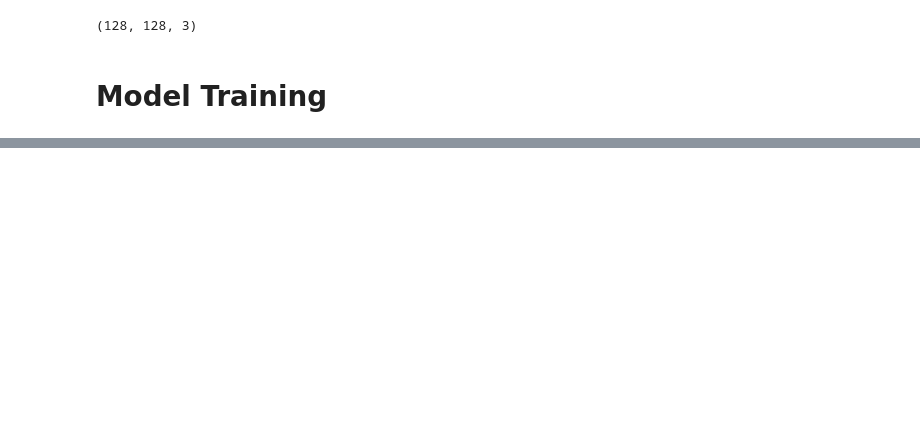
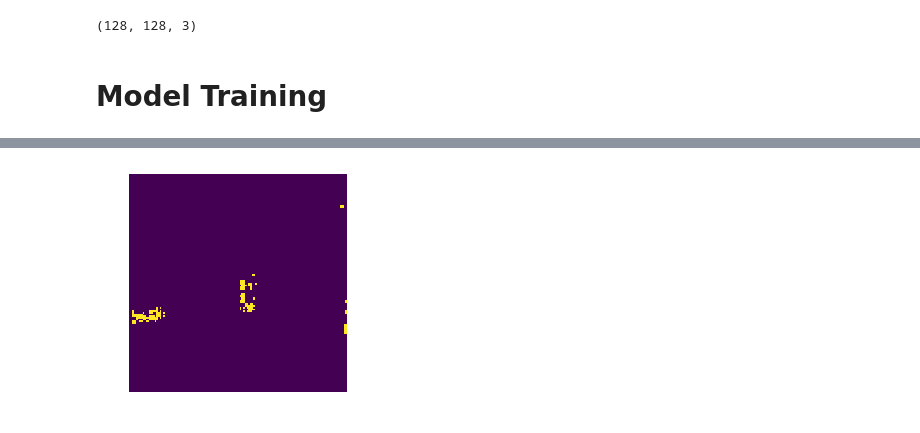
Before and after one commit to RaymondDashWu/Berkeley-DeepDrive, a Jupyter notebook: Berkeley DeepDrive.ipynb, the cells around one changed output, grey strips where cells are left out. Saved outputs shown, nothing was run; the diff lists cells and outputs as text; code cells hidden in the pictures; blank space fills up the shorter version.

```diff
--- a/Berkeley DeepDrive.ipynb
+++ b/Berkeley DeepDrive.ipynb
@@ -353,0 +477,6 @@ Clipping input data to the valid range for imshow with RGB data ([0..1] for floa
+# %%
+learn.unfreeze()
+learn.bn_freeze(True)
+lrs = np.array([lr/100,lr/10,lr])
+# %%
+learn.fit(lrs,1,cycle_len=20,use_clr=(20,10))
@@ -353,0 +505,9 @@ Clipping input data to the valid range for imshow with RGB data ([0..1] for floa
+# %%
+learn.load('128un-0')
+# %%
+x,y = next(iter(md.val_dl))
+py = to_np(learn.model(V(x)))
+# %%
+show_img(py[0][0]>0);
+# %% [output]
+[figure, added]
```
Also changed, not shown: parts of 39 cells of this notebook.
